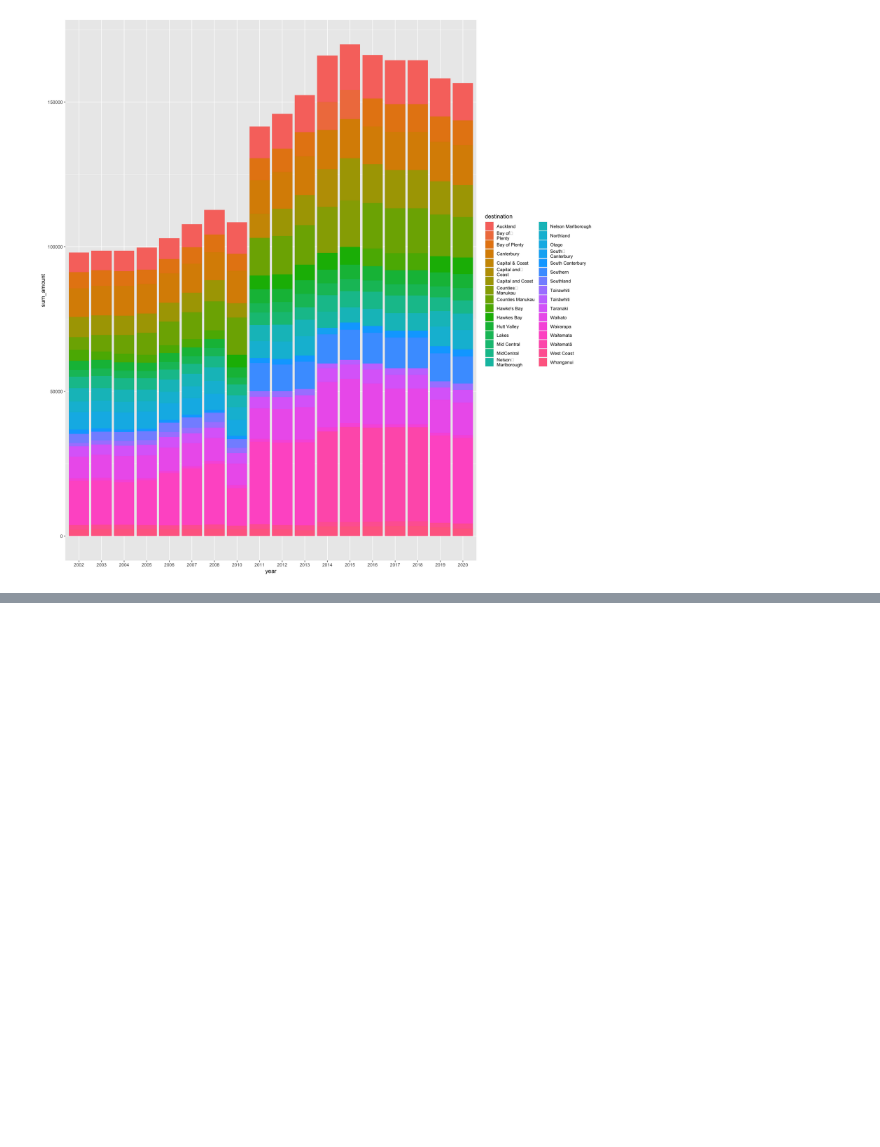
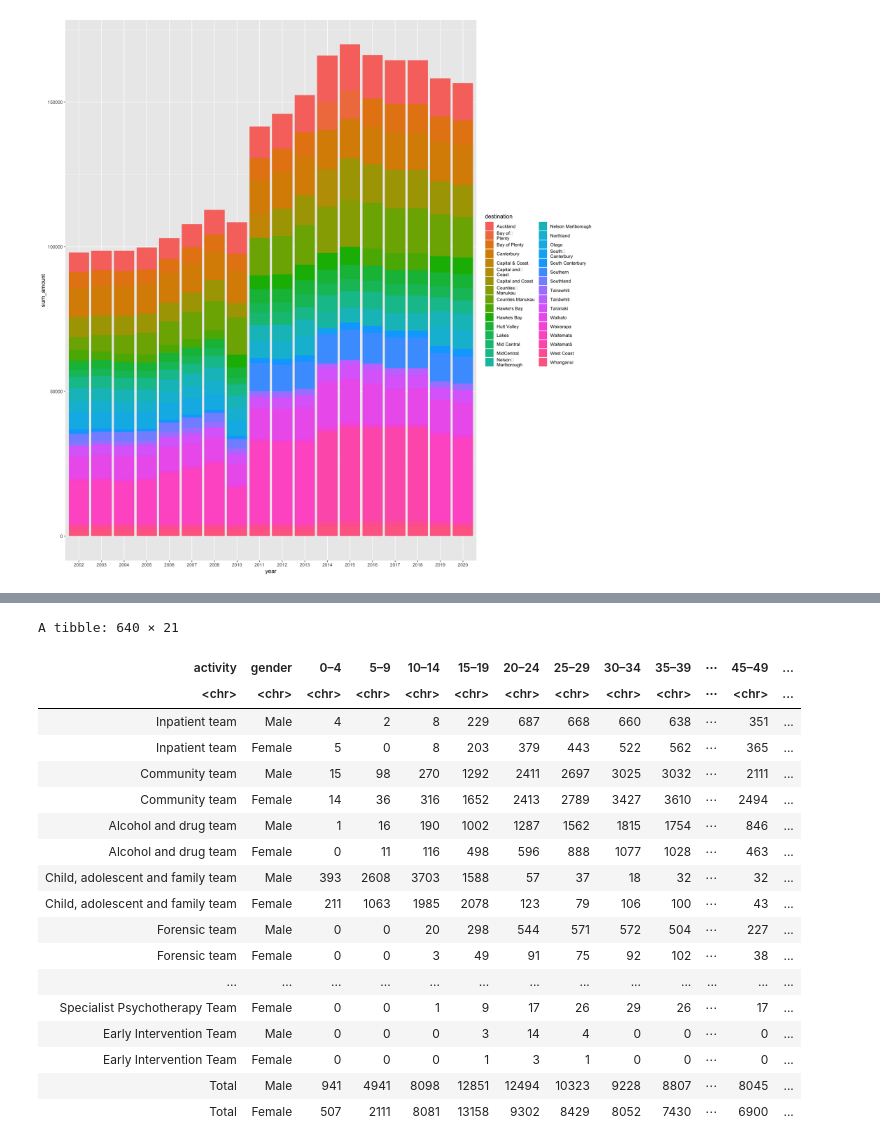
Before and after one commit to damiansastre/data201, a Jupyter notebook: project/project_damian.ipynb, the cells around one changed output, grey strips where cells are left out. Drawn from its saved outputs; the diff is of its cells as text; code cells hidden in the pictures; blank space fills up the shorter version.

```diff
--- a/project/project_damian.ipynb
+++ b/project/project_damian.ipynb
@@ -660,3 +608,50 @@ Warning message in grid.Call.graphics(C_text, as.graphicsAnnot(x$label), x$x, x$
 Warning message in grid.Call.graphics(C_text, as.graphicsAnnot(x$label), x$x, x$y, :
 “conversion failure on 'Waitematā' in 'mbcsToSbcs': dot substituted for <81>”
 [figure]
+# %%
+get_service_data <- function(filename, sheet, range, year, cols=NULL){
+   data <- filename %>% read_excel(sheet=sheet, range=range)
+   colnames(data)[1] <- 'activity'
+   colnames(data)[2] <- 'gender'
+   colnames(data)[3] <- 'Total'
+
+   if (year == 2003){
+       colnames(data)[4] <- '0-4'
+   }
+   colnames(data) <- gsub('-', '–', colnames(data)) # that took a long time.
+   data <- data %>% mutate(activity = as.character(na_if(activity, '.'))) %>%
+             fill(activity, .direction = 'down') %>%
+             na.omit(gender) %>%
+             filter(gender!='Total') %>%
+             select(-Total) %>%
+             mutate(year=year)
+
+    if (!(missing(cols))){
+        colnames(data) <- cols
+    }
+    return(data)
+}
+
+full_colnames <- colnames(get_service_data('mental_health2002.xls', "A9",  'B5:V131', 2002))
+
+service_data <- get_service_data('mental_health2002.xls', "A15",  'B5:V93', 2002) %>%
+                rbind(get_service_data('mental_health2003.xls', "A15",  'B5:V93', 2003)) %>%
+                rbind(get_service_data('mental_health2004.xls', "A15",  'B5:V93', 2004)) %>%
+                rbind(get_service_data('mental_health2005.xls', "A15",  'B5:V93', 2005)) %>%
+                rbind(get_service_data('mental_health2006.xls', "15A",  'B5:V93', 2006, full_colnames)) %>%
+                rbind(get_service_data('mental_health2007.xls', "15B",  'B5:V93', 2007, full_colnames)) %>%
+                rbind(get_service_data('mental_health2008.xls', "A15",  'B5:V93', 2007, full_colnames)) %>%
+                rbind(get_service_data('mental_health2008.xls', "A15",  'B5:V93', 2008, full_colnames)) %>%
+                rbind(get_service_data('mental_health2011.xlsx', "Table23",  'A4:U73', 2011, full_colnames)) %>%
+                rbind(get_service_data('mental_health2012.xlsx', "table23",  'A4:U73', 2012, full_colnames)) %>%
+                rbind(get_service_data('mental_health2013.xlsx', "table23",  'A4:U73', 2013, full_colnames)) %>%
+                rbind(get_service_data('mental_health2014.xlsx', "table23",  'A4:U73', 2014, full_colnames)) %>%
+                rbind(get_service_data('mental_health2015.xlsx', "table23",  'A4:U73', 2015, full_colnames)) %>%
+                rbind(get_service_data('mental_health2016.xlsx', "table23",  'A3:U43', 2016, full_colnames)) %>%
+                rbind(get_service_data('mental_health2017.xlsx', "table23",  'A4:U73', 2017, full_colnames)) %>%
+                rbind(get_service_data('mental_health2018.xlsx', "table23",  'A4:U73', 2018, full_colnames)) %>%
+                rbind(get_service_data('mental_health2019.xlsx', "table23",  'A4:U73', 2019, full_colnames)) %>%
+                rbind(get_service_data('mental_health2020.xlsx', "table23",  'A4:U73', 2020, full_colnames))
+
+service_data
+# %% [output]
@@ -662,0 +675,19 @@ Warning message in grid.Call.graphics(C_text, as.graphicsAnnot(x$label), x$x, x$
+A tibble: 640 × 21
+| activity | gender | 0–4 | 5–9 | 10–14 | 15–19 | 20–24 | 25–29 | 30–34 | 35–39 | ⋯ | 45–49 | ... |
+| <chr> | <chr> | <chr> | <chr> | <chr> | <chr> | <chr> | <chr> | <chr> | <chr> | ⋯ | <chr> | ... |
+| Inpatient team | Male | 4 | 2 | 8 | 229 | 687 | 668 | 660 | 638 | ⋯ | 351 | ... |
+| Inpatient team | Female | 5 | 0 | 8 | 203 | 379 | 443 | 522 | 562 | ⋯ | 365 | ... |
+| Community team | Male | 15 | 98 | 270 | 1292 | 2411 | 2697 | 3025 | 3032 | ⋯ | 2111 | ... |
+| Community team | Female | 14 | 36 | 316 | 1652 | 2413 | 2789 | 3427 | 3610 | ⋯ | 2494 | ... |
+| Alcohol and drug team | Male | 1 | 16 | 190 | 1002 | 1287 | 1562 | 1815 | 1754 | ⋯ | 846 | ... |
+| Alcohol and drug team | Female | 0 | 11 | 116 | 498 | 596 | 888 | 1077 | 1028 | ⋯ | 463 | ... |
+| Child, adolescent and family team | Male | 393 | 2608 | 3703 | 1588 | 57 | 37 | 18 | 32 | ⋯ | 32 | ... |
+| Child, adolescent and family team | Female | 211 | 1063 | 1985 | 2078 | 123 | 79 | 106 | 100 | ⋯ | 43 | ... |
+| Forensic team | Male | 0 | 0 | 20 | 298 | 544 | 571 | 572 | 504 | ⋯ | 227 | ... |
+| Forensic team | Female | 0 | 0 | 3 | 49 | 91 | 75 | 92 | 102 | ⋯ | 38 | ... |
+| ... | ... | ... | ... | ... | ... | ... | ... | ... | ... | ... | ... | ... |
+| Specialist Psychotherapy Team | Female | 0 | 0 | 1 | 9 | 17 | 26 | 29 | 26 | ⋯ | 17 | ... |
+| Early Intervention Team | Male | 0 | 0 | 0 | 3 | 14 | 4 | 0 | 0 | ⋯ | 0 | ... |
+| Early Intervention Team | Female | 0 | 0 | 0 | 1 | 3 | 1 | 0 | 0 | ⋯ | 0 | ... |
+| Total | Male | 941 | 4941 | 8098 | 12851 | 12494 | 10323 | 9228 | 8807 | ⋯ | 8045 | ... |
+| Total | Female | 507 | 2111 | 8081 | 13158 | 9302 | 8429 | 8052 | 7430 | ⋯ | 6900 | ... |
```
Also changed, not shown: parts of 6 cells of this notebook.
